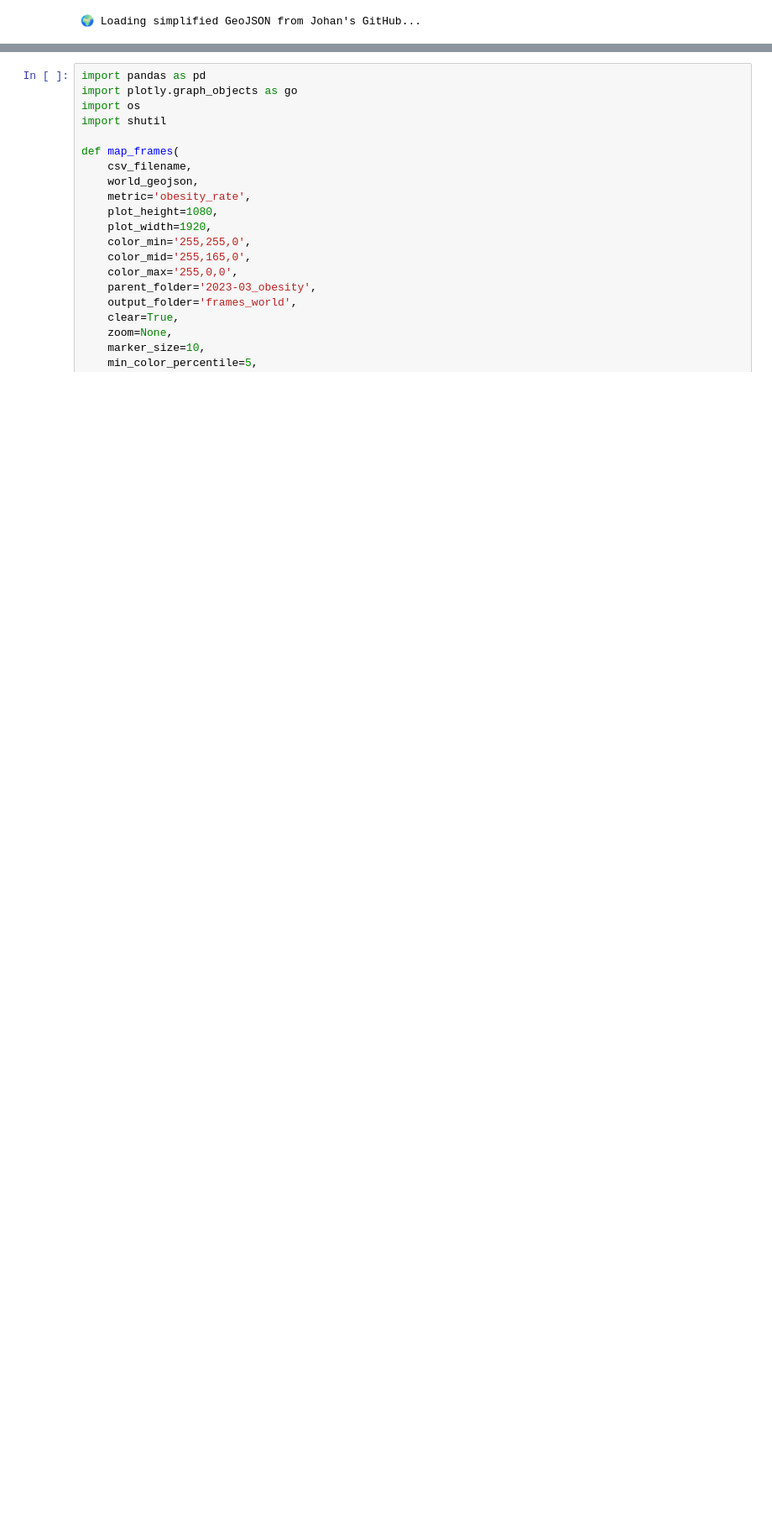
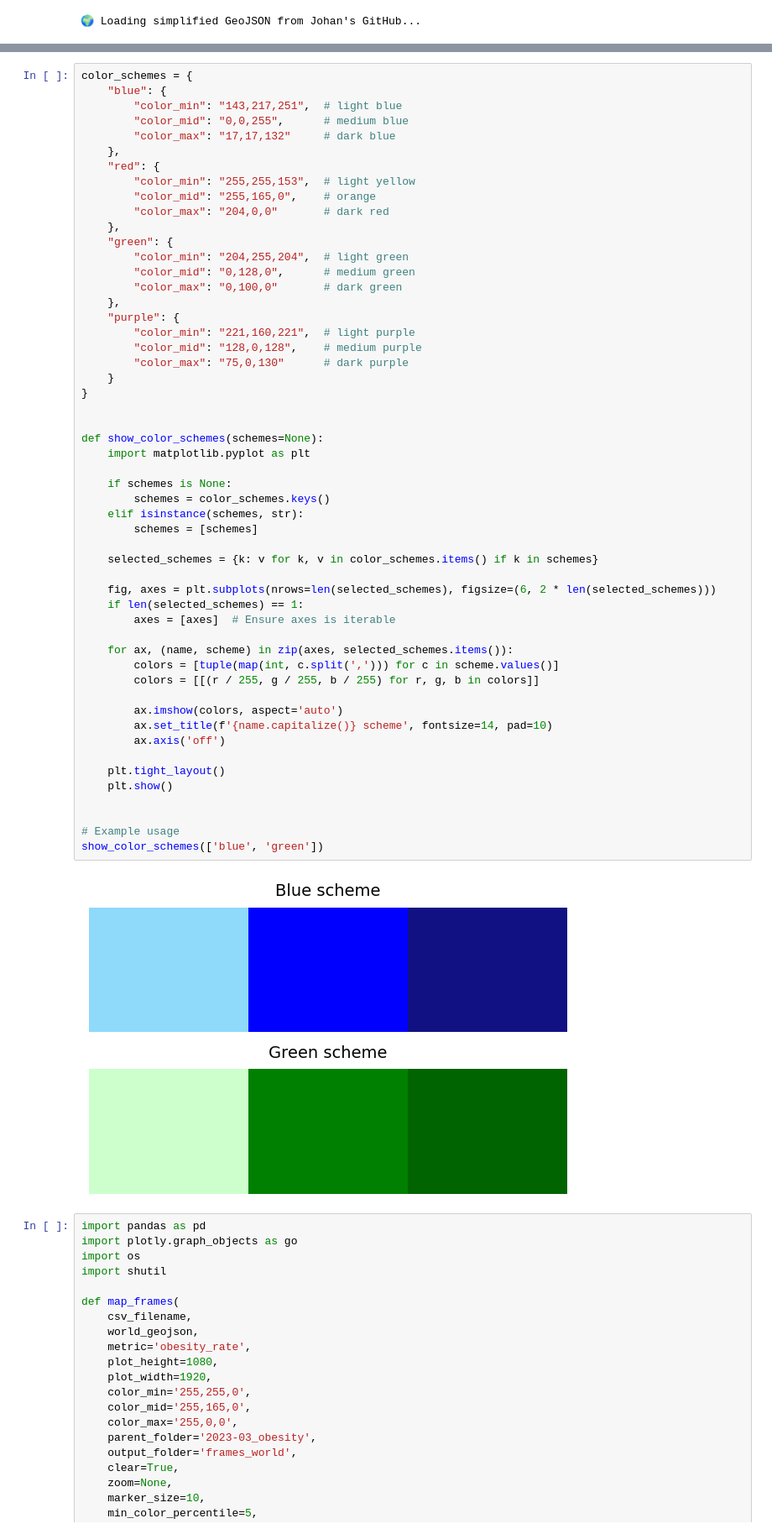
Before and after one commit to guest2031/talk_data_to_me, a Jupyter notebook: HorizonAnalytics/2025_03_obesity/obesity.ipynb, the cells around one changed output, grey strips where cells are left out. Shown: that part at 84% size. Cells and saved outputs as stored; diff of their text form; blank space fills up the shorter version.

```diff
--- a/HorizonAnalytics/2025_03_obesity/obesity.ipynb
+++ b/HorizonAnalytics/2025_03_obesity/obesity.ipynb
@@ -242,3 +242,58 @@ world_geojson = load_world_geojson('web')  # or 'web'
+# %%
+color_schemes = {
+    "blue": {
+        "color_min": "143,217,251",  # light blue
+        "color_mid": "0,0,255",      # medium blue
+        "color_max": "17,17,132"     # dark blue
+    },
+    "red": {
+        "color_min": "255,255,153",  # light yellow
+        "color_mid": "255,165,0",    # orange
+        "color_max": "204,0,0"       # dark red
+    },
+    "green": {
+        "color_min": "204,255,204",  # light green
+        "color_mid": "0,128,0",      # medium green
+        "color_max": "0,100,0"       # dark green
+    },
+    "purple": {
+        "color_min": "221,160,221",  # light purple
+        "color_mid": "128,0,128",    # medium purple
+        "color_max": "75,0,130"      # dark purple
+    }
+}
+
+
+def show_color_schemes(schemes=None):
+    import matplotlib.pyplot as plt
+
+    if schemes is None:
+        schemes = color_schemes.keys()
+    elif isinstance(schemes, str):
+        schemes = [schemes]
+
+    selected_schemes = {k: v for k, v in color_schemes.items() if k in schemes}
+
+    fig, axes = plt.subplots(nrows=len(selected_schemes), figsize=(6, 2 * len(selected_schemes)))
+    if len(selected_schemes) == 1:
+        axes = [axes]  # Ensure axes is iterable
+
+    for ax, (name, scheme) in zip(axes, selected_schemes.items()):
+        colors = [tuple(map(int, c.split(','))) for c in scheme.values()]
+        colors = [[(r / 255, g / 255, b / 255) for r, g, b in colors]]
+
+        ax.imshow(colors, aspect='auto')
+        ax.set_title(f'{name.capitalize()} scheme', fontsize=14, pad=10)
+        ax.axis('off')
+
+    plt.tight_layout()
+    plt.show()
+
+
+# Example usage
+show_color_schemes(['blue', 'green'])
+# %% [output]
+[figure, added]
 # %%
 import pandas as pd
 import plotly.graph_objects as go
```
Also changed, not shown: parts of 1 cell of this notebook, 3 other files.
